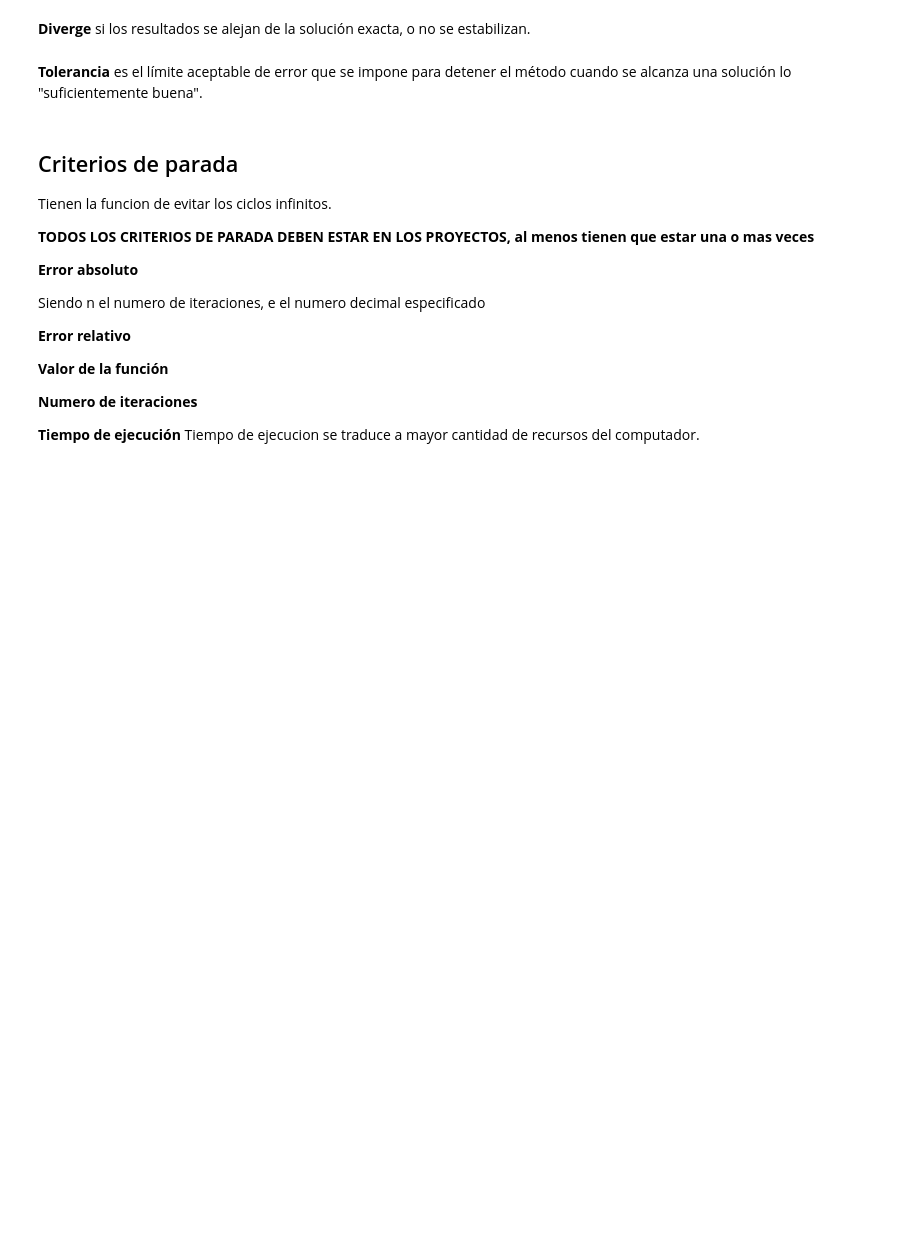
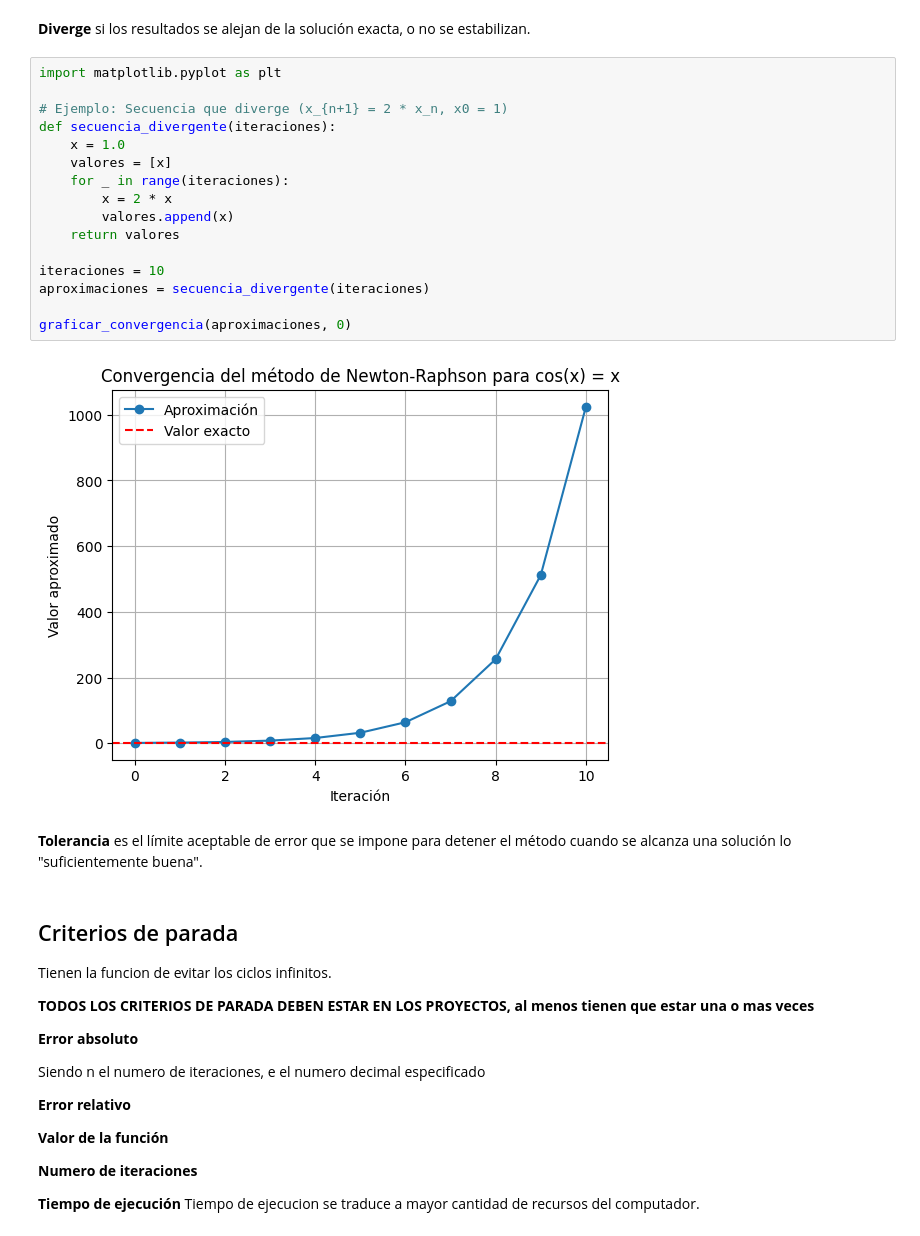
Before and after one commit to BrandonFreire/Metodos_Numericos_2025A, a Jupyter notebook: Clases/Class2.ipynb, the cells around one changed output. Drawn from its saved outputs; the diff is of its cells as text; blank space fills up the shorter version.

```diff
--- a/Clases/Class2.ipynb
+++ b/Clases/Class2.ipynb
@@ -467,5 +487,23 @@ plt.show()
 # %% [markdown]
 **Diverge** si los resultados se alejan de la solución exacta, o no se estabilizan.
+# %%
+import matplotlib.pyplot as plt
+
+# Ejemplo: Secuencia que diverge (x_{n+1} = 2 * x_n, x0 = 1)
+def secuencia_divergente(iteraciones):
+    x = 1.0
+    valores = [x]
+    for _ in range(iteraciones):
+        x = 2 * x
+        valores.append(x)
+    return valores
+
+iteraciones = 10
+aproximaciones = secuencia_divergente(iteraciones)
+
+graficar_convergencia(aproximaciones, 0)
+# %% [output]
+[figure, added]
 # %% [markdown]
 **Tolerancia** es el límite aceptable de error que se impone para detener el método cuando se alcanza una solución lo "suficientemente buena".
 # %% [markdown]
```
Also changed, not shown: parts of 2 cells of this notebook, 1 other file.
